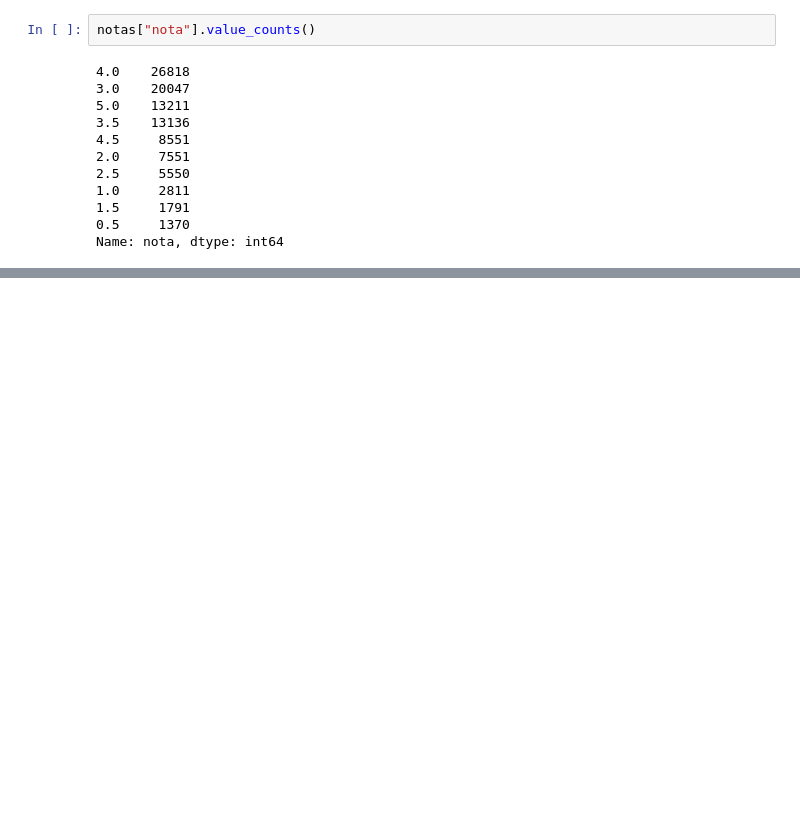
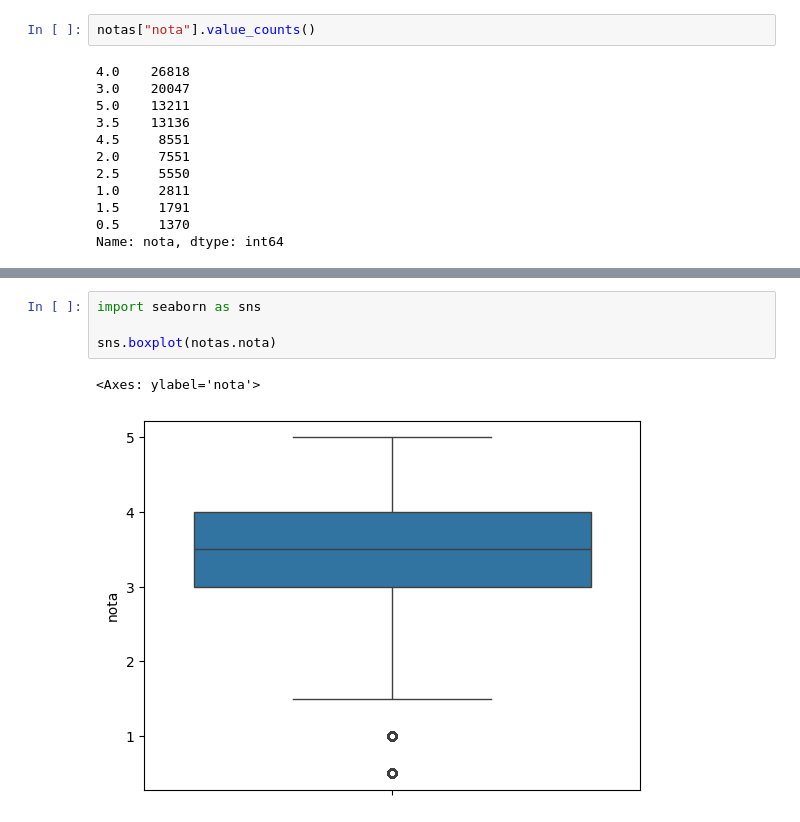
Before and after one commit to LucasCP98/Collections, a Jupyter notebook: Introdução_a_Data_Science.ipynb, the cells around one changed output, grey strips where cells are left out. Drawn from its saved outputs; the diff is of its cells as text; blank space fills up the shorter version.

```diff
--- a/Introdução_a_Data_Science.ipynb
+++ b/Introdução_a_Data_Science.ipynb
@@ -38,0 +58,7 @@ notas["nota"].mean()
+# %%
+import seaborn as sns
+
+sns.boxplot(notas.nota)
+# %% [output]
+<Axes: ylabel='nota'>
+[figure, added]
```
Also changed, not shown: parts of 3 cells of this notebook.
